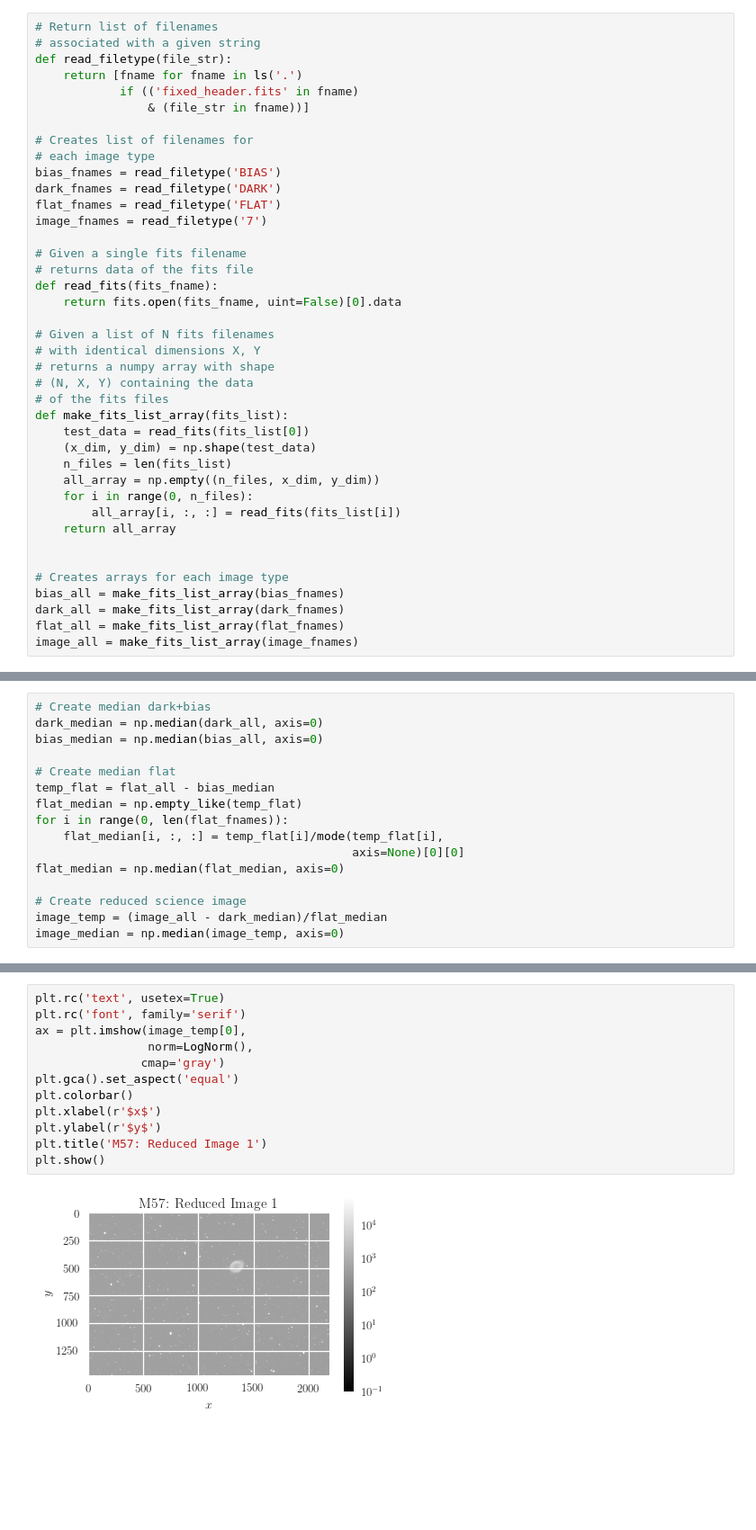
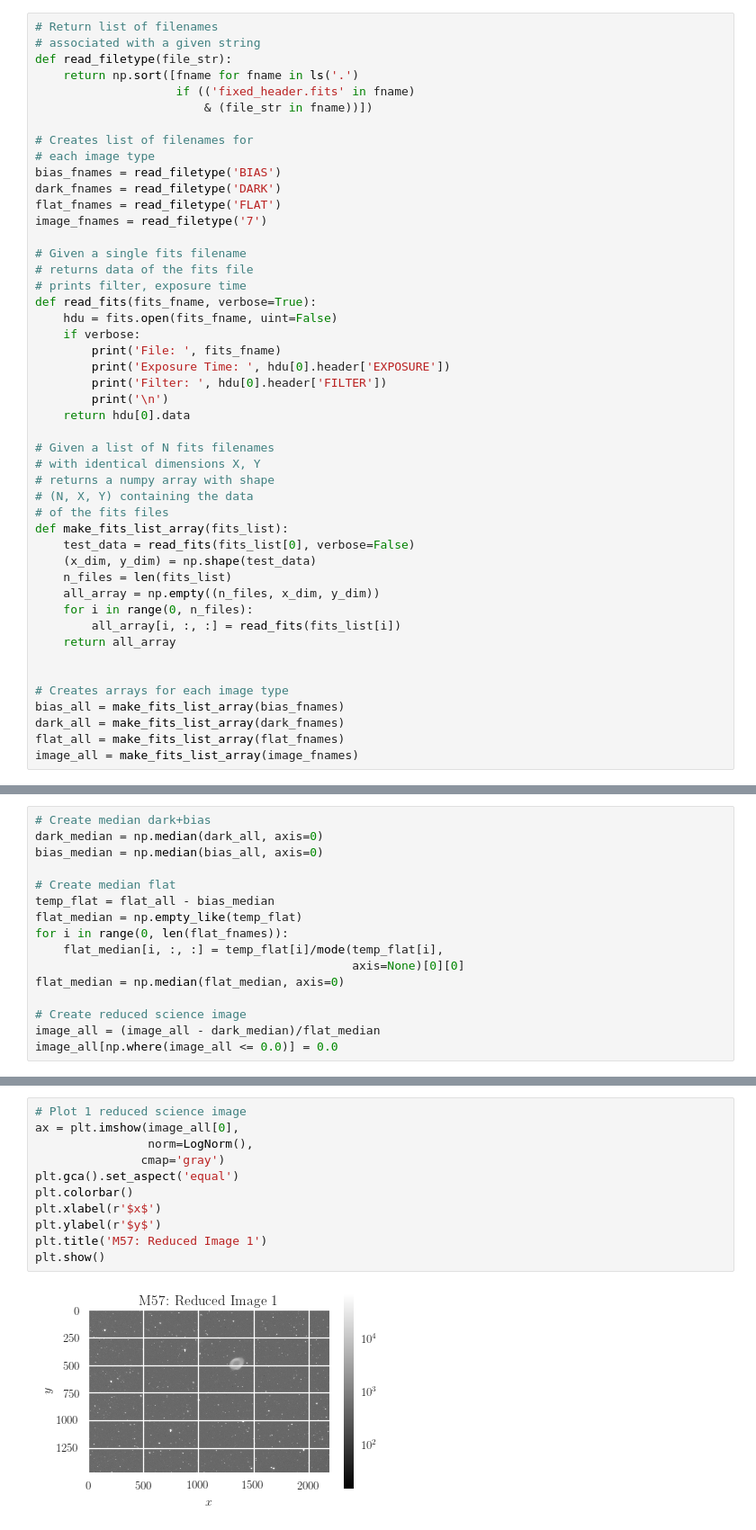
Before and after one commit to gmduvvuri/astr5550, a Jupyter notebook: homework/project_1/gmduvvuri_project1.ipynb, the cells around one changed output, grey strips where cells are left out. Shown: that part at 90% size. Saved outputs shown, nothing was run; the diff lists cells and outputs as text; blank space fills up the shorter version.

```diff
--- a/homework/project_1/gmduvvuri_project1.ipynb
+++ b/homework/project_1/gmduvvuri_project1.ipynb
@@ -12,9 +16,9 @@ sns.set_style('darkgrid')
 # Return list of filenames
 # associated with a given string
 def read_filetype(file_str):
-    return [fname for fname in ls('.')
-            if (('fixed_header.fits' in fname)
-                & (file_str in fname))]
+    return np.sort([fname for fname in ls('.')
+                    if (('fixed_header.fits' in fname)
+                        & (file_str in fname))])
 
 # Creates list of filenames for
 # each image type
@@ -25,8 +29,15 @@ image_fnames = read_filetype('7')
 
 # Given a single fits filename
 # returns data of the fits file
-def read_fits(fits_fname):
-    return fits.open(fits_fname, uint=False)[0].data
+# prints filter, exposure time
+def read_fits(fits_fname, verbose=True):
+    hdu = fits.open(fits_fname, uint=False)
+    if verbose:
+        print('File: ', fits_fname)
+        print('Exposure Time: ', hdu[0].header['EXPOSURE'])
+        print('Filter: ', hdu[0].header['FILTER'])
+        print('\n')
+    return hdu[0].data
 
 # Given a list of N fits filenames
 # with identical dimensions X, Y
@@ -34,7 +45,7 @@ def read_fits(fits_fname):
 # (N, X, Y) containing the data
 # of the fits files
 def make_fits_list_array(fits_list):
-    test_data = read_fits(fits_list[0])
+    test_data = read_fits(fits_list[0], verbose=False)
     (x_dim, y_dim) = np.shape(test_data)
     n_files = len(fits_list)
     all_array = np.empty((n_files, x_dim, y_dim))
@@ -62,5 +91,5 @@ for i in range(0, len(flat_fnames)):
 flat_median = np.median(flat_median, axis=0)
 
 # Create reduced science image
-image_temp = (image_all - dark_median)/flat_median
-image_median = np.median(image_temp, axis=0)
+image_all = (image_all - dark_median)/flat_median
+image_all[np.where(image_all <= 0.0)] = 0.0
@@ -70,14 +96,13 @@ from matplotlib.colors import LogNorm, PowerNorm
 # %%
-plt.rc('text', usetex=True)
-plt.rc('font', family='serif')
-ax = plt.imshow(image_temp[0],
+# Plot 1 reduced science image
+ax = plt.imshow(image_all[0],
                 norm=LogNorm(),
                cmap='gray')
 plt.gca().set_aspect('equal')
 plt.colorbar()
 plt.xlabel(r'$x$')
 plt.ylabel(r'$y$')
 plt.title('M57: Reduced Image 1')
 plt.show()
 # %% [output]
-[figure, old version]
+[figure, new version]
```
Also changed, not shown: parts of 22 cells of this notebook.
